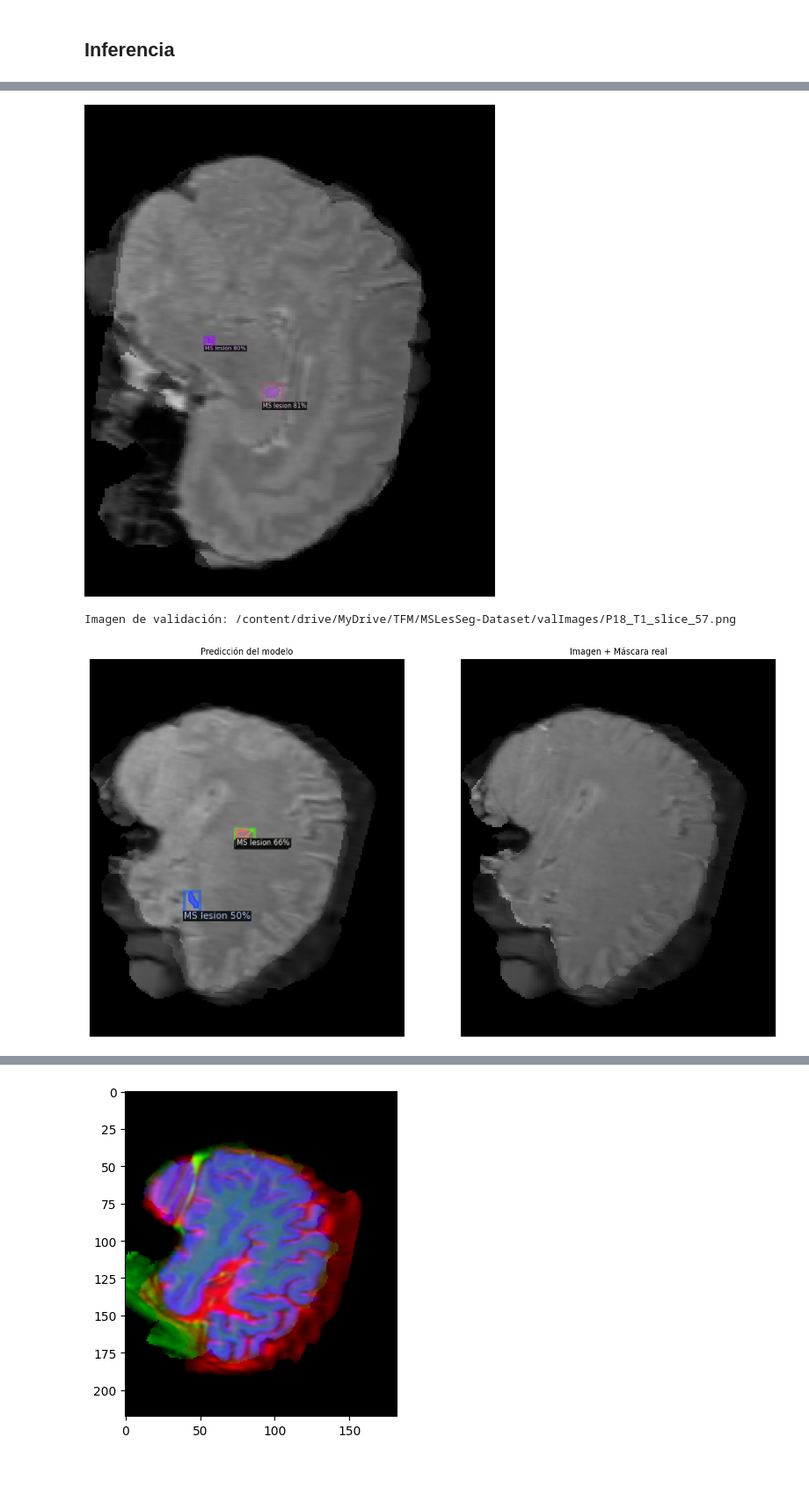
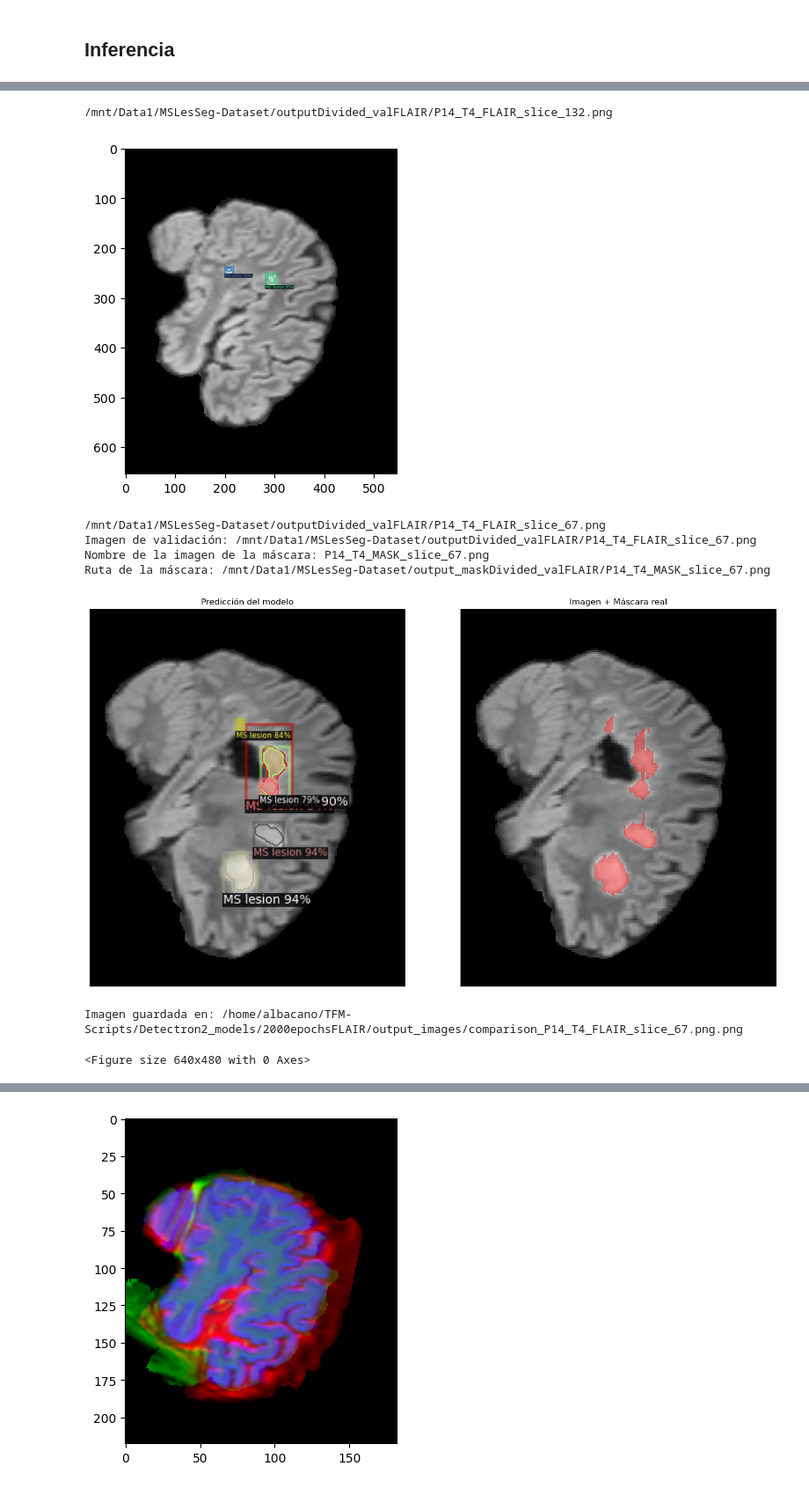
Before and after one commit to acl00111/TFM-Scripts, a Jupyter notebook: Detectron2TrainingkCV.ipynb, the cells around one changed output, grey strips where cells are left out. Shown at 88% size. Cells and saved outputs as stored; diff of their text form; code cells hidden in the pictures.

```diff
--- a/Detectron2TrainingkCV.ipynb
+++ b/Detectron2TrainingkCV.ipynb
@@ -115,9 +117,9 @@ val_dataset_dicts2CV = DatasetCatalog.get("my_dataset_val2CV")
 from detectron2.engine import DefaultTrainer
 
 cfg = get_cfg()
-cfg.OUTPUT_DIR = f"{path_dir}/Detectron2_models/RGBkCV/2000epochs"
+cfg.OUTPUT_DIR = f"{path_dir_model}/2000epochsFLAIR"
 cfg.merge_from_file(model_zoo.get_config_file("COCO-InstanceSegmentation/mask_rcnn_R_50_FPN_3x.yaml"))
-cfg.DATASETS.TRAIN = ("my_dataset_train2CV",)
+cfg.DATASETS.TRAIN = ("my_dataset_train",)
 cfg.DATASETS.TEST = ()
 cfg.DATALOADER.NUM_WORKERS = 2
 cfg.MODEL.WEIGHTS = model_zoo.get_checkpoint_url("COCO-InstanceSegmentation/mask_rcnn_R_50_FPN_3x.yaml")  # Descarga del modelo troncal Mask R-CNN con ResNet50 y FPN
@@ -180,6 +207,6 @@ with open(config_yaml_path, 'w') as file:
 # %%
 # Cargamos el modelo que hemos entrenado con el directorio de salida
 cfg.MODEL.WEIGHTS = os.path.join(cfg.OUTPUT_DIR, "model_final.pth")
-cfg.MODEL.ROI_HEADS.SCORE_THRESH_TEST = 0.5   # ponemos un umbral para el test, puede modificarse
+cfg.MODEL.ROI_HEADS.SCORE_THRESH_TEST = 0.7   # ponemos un umbral para el test, puede modificarse
 predictor = DefaultPredictor(cfg)
 # %% [output]
@@ -187,19 +214,20 @@ predictor = DefaultPredictor(cfg)
 # %%
 from detectron2.utils.visualizer import ColorMode
 
 for d in random.sample(val_dataset_dicts, 1):    # del conjunto de validación se realiza una prueba de inferencia
     im = cv2.imread(d["file_name"])
     print(d["file_name"])  #printear el nombre de la imagen, guardarlo y mostrar al lado la máscara correspondiente haciendo un merge quizás sobre la imagen original (?)
     outputs = predictor(im)
     v = Visualizer(im[:, :, ::-1],
                    metadata=val_metadata,
                    scale=3,
                    instance_mode=ColorMode.IMAGE_BW   # se pone en blanco y negro aquellos pixeles que no estén dentro de zonas segmentadas
     )
     out = v.draw_instance_predictions(outputs["instances"].to("cpu"))
-    cv2_imshow(out.get_image()[:, :, ::-1])
+    plt.imshow(out.get_image()[:, :, ::-1])
 # %% [output]
+/mnt/Data1/MSLesSeg-Dataset/outputDivided_valFLAIR/P14_T4_FLAIR_slice_132.png
-[figure, old version]
+[figure, new version]
 # %%
 import cv2
 import os
@@ -208,10 +236,13 @@ import numpy as np
 from detectron2.utils.visualizer import Visualizer, ColorMode
 from matplotlib import pyplot as plt
 
-val_mask_dir = "/content/drive/MyDrive/TFM/MSLesSeg-Dataset/valMasks"
+val_mask_dir = f"{base_path_dir}/output_maskDivided_valFLAIR"
+output_dir = f"{path_dir_model}/2000epochsFLAIR/output_images"
+os.makedirs(output_dir, exist_ok=True)
 
 for d in random.sample(val_dataset_dicts, 1):  # prueba con una imagen
     file_name = d["file_name"]
+    print(file_name)
     im = cv2.imread(file_name)
 
     print("Imagen de validación:", file_name)
@@ -224,10 +255,11 @@ for d in random.sample(val_dataset_dicts, 1):  # prueba con una imagen
                    instance_mode=ColorMode.IMAGE_BW)
     out = v.draw_instance_predictions(outputs["instances"].to("cpu"))
     pred_img = out.get_image()[:, :, ::-1]
-
     # Cargar máscara real
-    image_filename = os.path.basename(file_name)
+    image_filename = os.path.basename("_".join(file_name.split("_")[:3]) + "_MASK_" + "_".join(file_name.split("_")[4:]))
+    print("Nombre de la imagen de la máscara:", image_filename)
     mask_path = os.path.join(val_mask_dir, image_filename)
+    print("Ruta de la máscara:", mask_path)
     mask = cv2.imread(mask_path, cv2.IMREAD_GRAYSCALE)
 
     if mask is None:
@@ -259,6 +291,14 @@ for d in random.sample(val_dataset_dicts, 1):  # prueba con una imagen
 
     plt.tight_layout()
     plt.show()
+    output_path = os.path.join(output_dir, f"comparison_{os.path.basename(file_name)}.png")
+    plt.savefig(output_path)
+    print(f"Imagen guardada en: {output_path}")
 # %% [output]
-Imagen de validación: /content/drive/MyDrive/TFM/MSLesSeg-Dataset/valImages/P18_T1_slice_57.png
+/mnt/Data1/MSLesSeg-Dataset/outputDivided_valFLAIR/P14_T4_FLAIR_slice_67.png
+Imagen de validación: /mnt/Data1/MSLesSeg-Dataset/outputDivided_valFLAIR/P14_T4_FLAIR_slice_67.png
+Nombre de la imagen de la máscara: P14_T4_MASK_slice_67.png
+Ruta de la máscara: /mnt/Data1/MSLesSeg-Dataset/output_maskDivided_valFLAIR/P14_T4_MASK_slice_67.png
-[figure, old version]
+[figure, new version]
+Imagen guardada en: /home/albacano/TFM-Scripts/Detectron2_models/2000epochsFLAIR/output_images/comparison_P14_T4_FLAIR_slice_67.png.png
+<Figure size 640x480 with 0 Axes>
```
Also changed, not shown: parts of 14 cells of this notebook, 7 other files.
